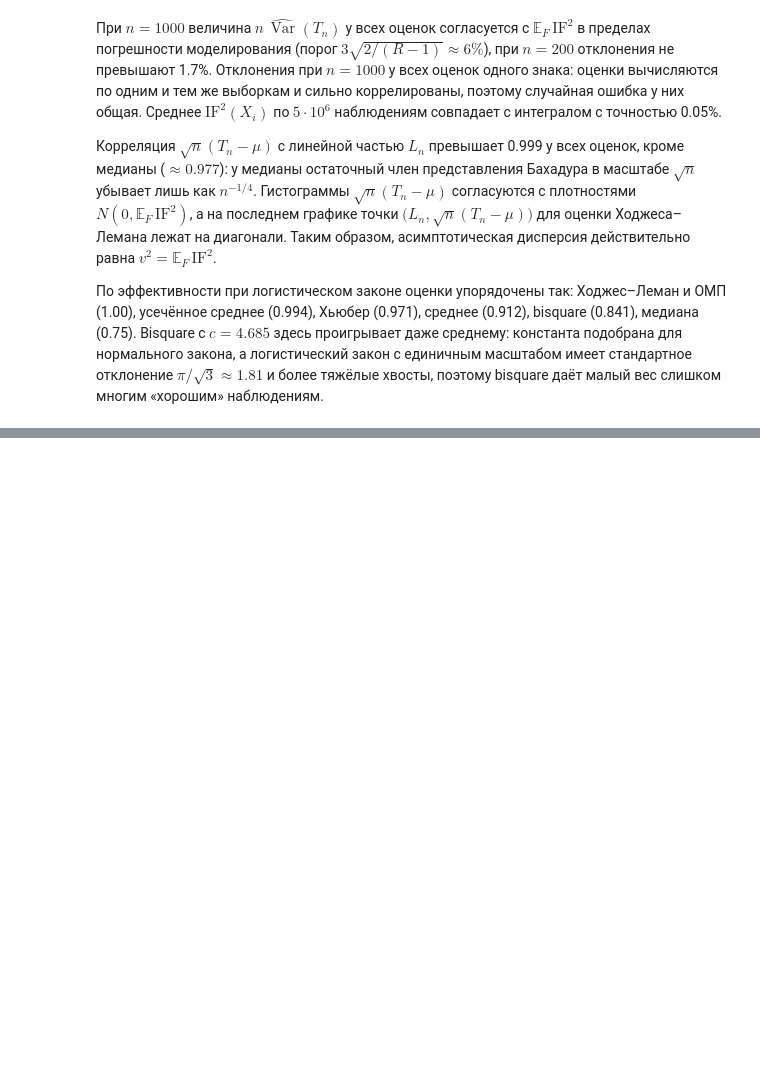
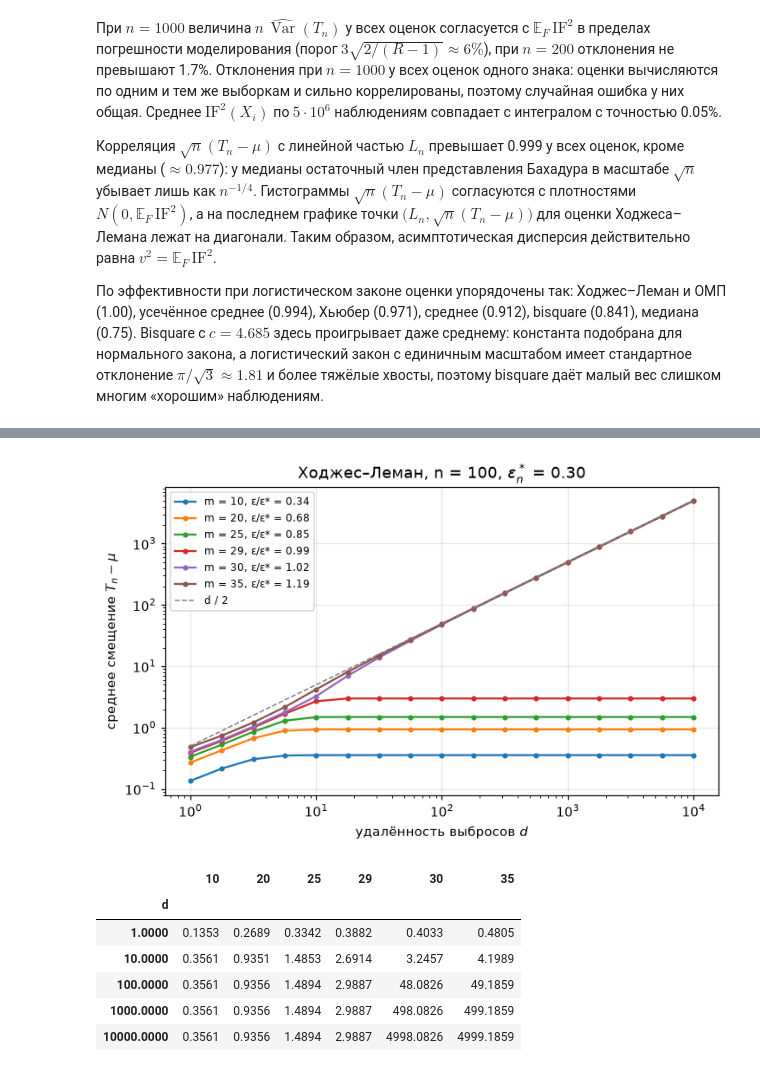
Before and after one commit to paulhowever/stata_ai_2026_WW, a Jupyter notebook: lab2.ipynb, the cells around one changed output, grey strips where cells are left out. Cells and saved outputs as stored; diff of their text form; code cells hidden in the pictures; blank space fills up the shorter version.

Commit message:
Задание 2: точка срыва и информативность оценки Ходжеса–Лемана

```diff
--- a/lab2.ipynb
+++ b/lab2.ipynb
@@ -489,0 +556,33 @@ plt.show()
+# %%
+M_LIST = (10, 20, 25, 29, 30, 35)
+D_GRID = np.logspace(0, 4, 17)
+_X0 = MU + LOGIS.rvs((500, N2), rng_for(21))
+_bias = {}
+for m in M_LIST:
+    for d in D_GRID:
+        X = _X0.copy()
+        X[:, :m] = MU + d
+        _bias[(m, d)] = hodges_lehmann(X).mean() - MU
+bias_d = pd.Series(_bias).unstack(0)
+assert (bias_d.loc[:, [m for m in M_LIST if m / N2 < BP_N["Ходжес–Леман"]]].iloc[-1] < 10).all()
+assert (bias_d.loc[:, [m for m in M_LIST if m / N2 >= BP_N["Ходжес–Леман"]]].iloc[-1] > 1000).all()
+
+fig, ax = plt.subplots(figsize=(7.5, 4.2))
+for m in M_LIST:
+    ax.loglog(D_GRID, bias_d[m], marker="o", ms=3, label=f"m = {m}, ε/ε* = {m / N2 / BP['Ходжес–Леман']:.2f}")
+ax.loglog(D_GRID, D_GRID / 2, color="gray", ls="--", lw=1, label="d / 2")
+ax.set_xlabel("удалённость выбросов $d$")
+ax.set_ylabel(r"среднее смещение $T_n - \mu$")
+ax.set_title(f"Ходжес–Леман, n = {N2}, $\\varepsilon^*_n$ = {BP_N['Ходжес–Леман']:.2f}")
+ax.legend(fontsize=8)
+plt.show()
+bias_d.iloc[[0, 4, 8, 12, 16]].rename_axis("d")
+# %% [output]
+[figure, added]
+|  | 10 | 20 | 25 | 29 | 30 | 35 |
+| d |  |  |  |  |  |  |
+| 1.0000 | 0.1353 | 0.2689 | 0.3342 | 0.3882 | 0.4033 | 0.4805 |
+| 10.0000 | 0.3561 | 0.9351 | 1.4853 | 2.6914 | 3.2457 | 4.1989 |
+| 100.0000 | 0.3561 | 0.9356 | 1.4894 | 2.9887 | 48.0826 | 49.1859 |
+| 1000.0000 | 0.3561 | 0.9356 | 1.4894 | 2.9887 | 498.0826 | 499.1859 |
+| 10000.0000 | 0.3561 | 0.9356 | 1.4894 | 2.9887 | 4998.0826 | 4999.1859 |
```
Also changed, not shown: parts of 12 cells of this notebook.
